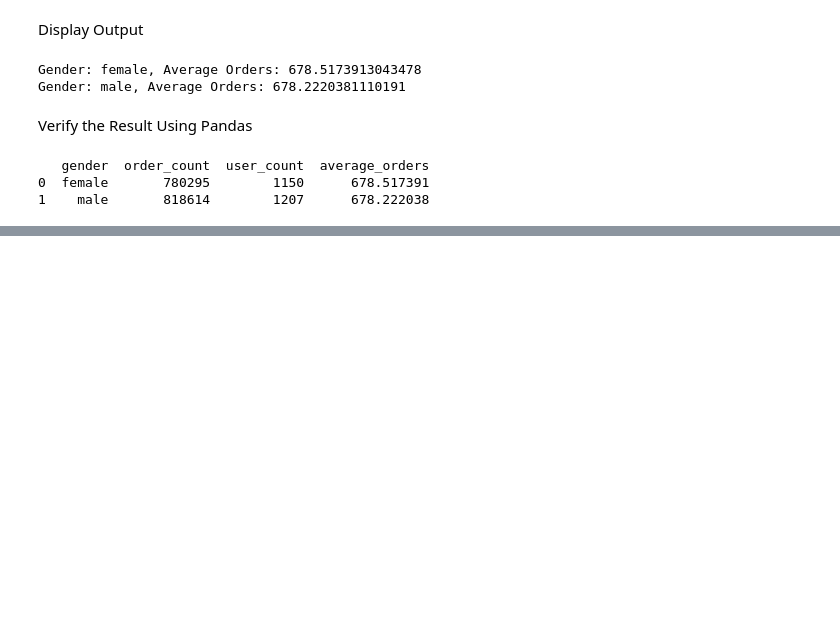
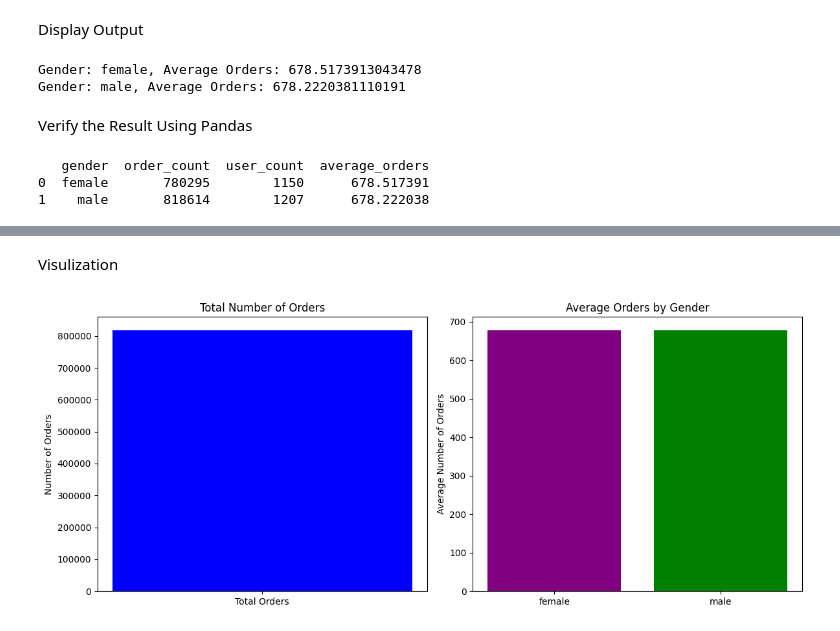
Before and after one commit to 18708064/postblock1-774, a Jupyter notebook: PostBlock1_Big_Data_Technologies.ipynb, the cells around one changed output, grey strips where cells are left out. Drawn from its saved outputs; the diff is of its cells as text; code cells hidden in the pictures; blank space fills up the shorter version.

```diff
--- a/PostBlock1_Big_Data_Technologies.ipynb
+++ b/PostBlock1_Big_Data_Technologies.ipynb
@@ -323,0 +403,40 @@ print(average_orders_by_gender_pandas)
+# %% [markdown]
+Visulization
+# %%
+import matplotlib.pyplot as plt
+
+# Read the total orders file
+with open('total_orders.txt-00000-of-00001', 'r') as file:
+    # Read all lines from the file
+    lines = file.readlines()
+    # Extract the total orders from the second line
+    total_orders_data = lines[1].strip().split(': ')[1]
+    total_orders = int(total_orders_data)
+
+# Read the average orders by gender file
+average_orders = {}
+with open('average_orders_by_gender.txt-00000-of-00001', 'r') as file:
+    for line in file:
+        parts = line.strip().split(', ')
+        gender = parts[0].split(': ')[1]
+        avg_order = float(parts[1].split(': ')[1])
+        average_orders[gender] = avg_order
+
+# Plotting
+fig, ax = plt.subplots(1, 2, figsize=(12, 5))
+
+# Bar chart for total orders
+ax[0].bar(['Total Orders'], [total_orders], color='blue')
+ax[0].set_title('Total Number of Orders')
+ax[0].set_ylabel('Number of Orders')
+
+# Bar chart for average orders by gender
+ax[1].bar(average_orders.keys(), average_orders.values(), color=['purple', 'green'])
+ax[1].set_title('Average Orders by Gender')
+ax[1].set_ylabel('Average Number of Orders')
+
+# Display the plot
+plt.tight_layout()
+plt.show()
+# %% [output]
+[figure, added]
```
Also changed, not shown: parts of 4 cells of this notebook.
